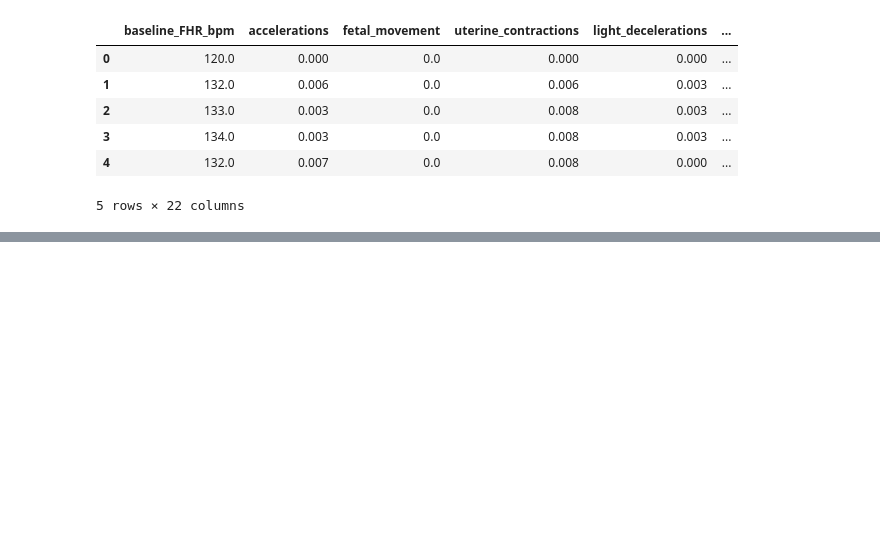
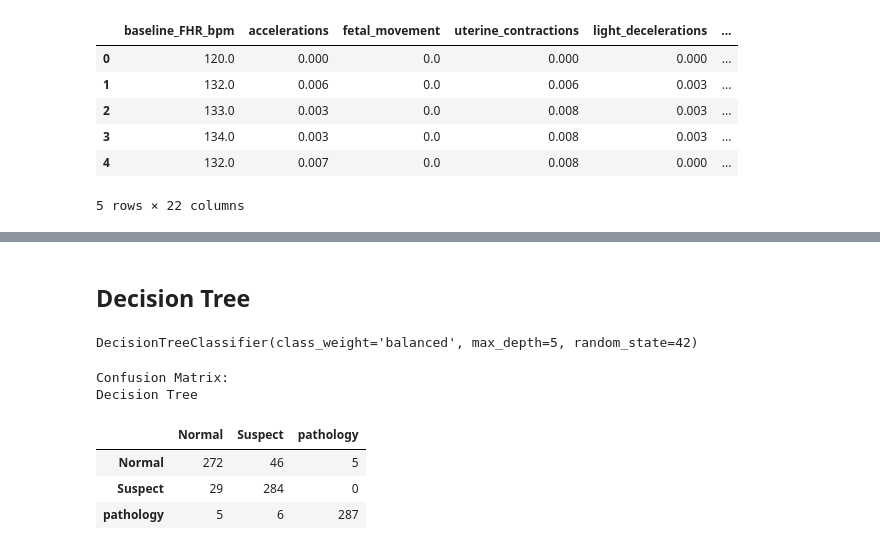
Before and after one commit to imnana18/group10-final-project, a Jupyter notebook: Fetal_Health_Prediction.ipynb, the cells around one changed output, grey strips where cells are left out. Cells and saved outputs as stored; diff of their text form; code cells hidden in the pictures; blank space fills up the shorter version.

```diff
--- a/Fetal_Health_Prediction.ipynb
+++ b/Fetal_Health_Prediction.ipynb
@@ -781,0 +794,26 @@ Loss: 0.0, Accuracy: 0.7781955003738403
+# %% [markdown]
+##  Decision Tree
+# %%
+# instantiating and fitting decision tree model
+dt = DecisionTreeClassifier(criterion='gini', max_depth=5, class_weight='balanced', random_state=42)
+dt.fit(X_train_ros, y_train_ros)
+# %% [output]
+DecisionTreeClassifier(class_weight='balanced', max_depth=5, random_state=42)
+# %%
+#predict the model
+predictions_dt = dt.predict(X_test_ros)
+# %%
+# confusion matrix
+
+cm = confusion_matrix(y_test_ros, predictions_dt)
+print("Confusion Matrix:")
+cm_df=pd.DataFrame(cm,index=["Normal","Suspect","pathology"],columns=["Normal","Suspect","pathology"])
+print("Decision Tree")
+cm_df
+# %% [output]
+Confusion Matrix:
+Decision Tree
+|  | Normal | Suspect | pathology |
+| Normal | 272 | 46 | 5 |
+| Suspect | 29 | 284 | 0 |
+| pathology | 5 | 6 | 287 |
```
Also changed, not shown: parts of 46 cells of this notebook, 5 other files.
